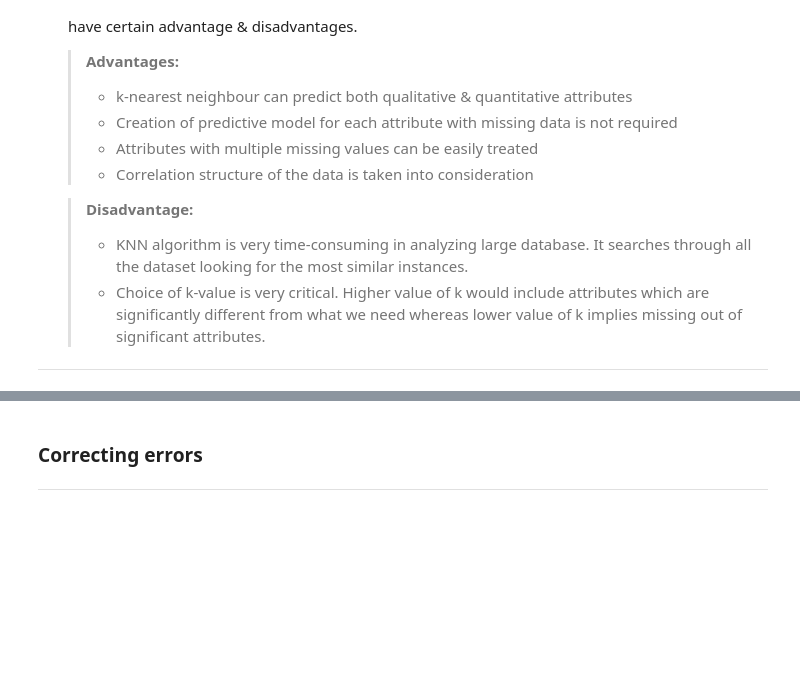
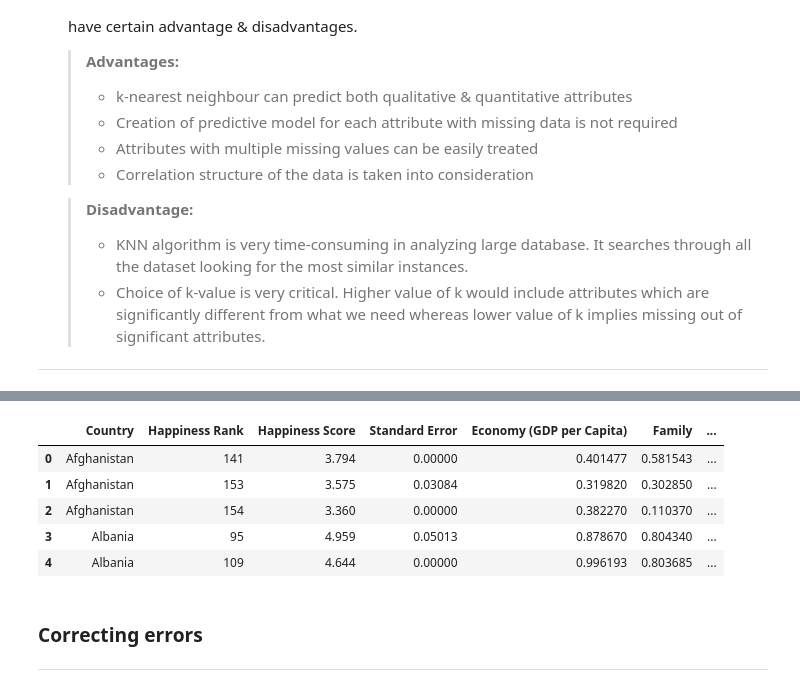
Before and after one commit to ghadaMhammed/Usecase-2, a Jupyter notebook: EDA explain template.ipynb, the cells around one changed output, grey strips where cells are left out. Saved outputs shown, nothing was run; the diff lists cells and outputs as text; code cells hidden in the pictures; blank space fills up the shorter version.

```diff
--- a/EDA explain template.ipynb
+++ b/EDA explain template.ipynb
@@ -557,0 +639,2 @@ To avoid:
+# %%
+merged_df['Standard Error'].fillna(0,inplace=True)
@@ -558,3 +648,12 @@ To avoid:
+# %%
+merged_df.head()
+# %% [output]
+|  | Country | Happiness Rank | Happiness Score | Standard Error | Economy (GDP per Capita) | Family | ... |
+| 0 | Afghanistan | 141 | 3.794 | 0.00000 | 0.401477 | 0.581543 | ... |
+| 1 | Afghanistan | 153 | 3.575 | 0.03084 | 0.319820 | 0.302850 | ... |
+| 2 | Afghanistan | 154 | 3.360 | 0.00000 | 0.382270 | 0.110370 | ... |
+| 3 | Albania | 95 | 4.959 | 0.05013 | 0.878670 | 0.804340 | ... |
+| 4 | Albania | 109 | 4.644 | 0.00000 | 0.996193 | 0.803685 | ... |
 # %%
 # go back to 6th dimention --> Completeness
 # %% [markdown]
```
Also changed, not shown: parts of 15 cells of this notebook.
